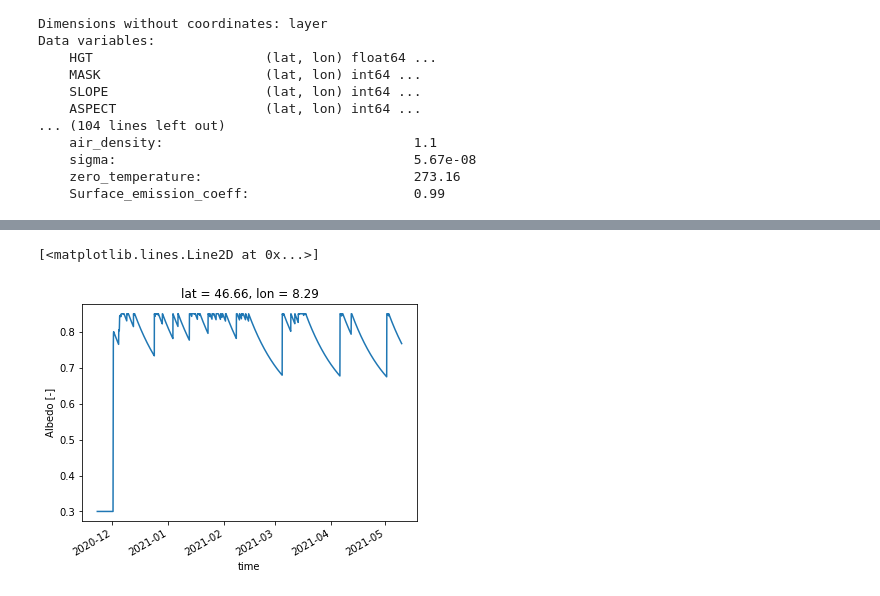
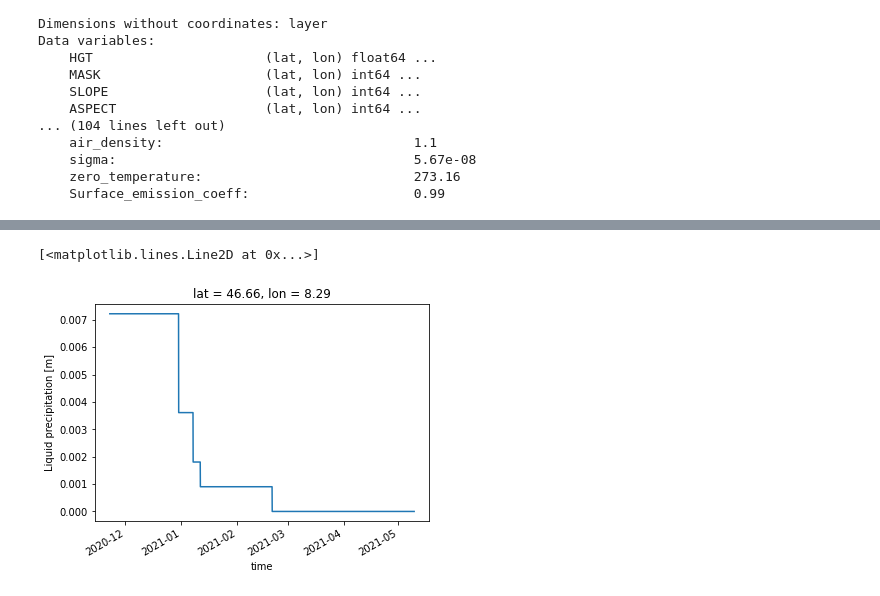
Before and after one commit to cryotools/cosipy, a Jupyter notebook: postprocessing/icestupa_plots/ds_analysis.ipynb, the cells around one changed output, grey strips where cells are left out. Saved outputs shown, nothing was run; the diff lists cells and outputs as text; code cells hidden in the pictures.

```diff
--- a/postprocessing/icestupa_plots/ds_analysis.ipynb
+++ b/postprocessing/icestupa_plots/ds_analysis.ipynb
@@ -8,7 +9,7 @@ import xarray as xr
 import argparse
 %matplotlib inline
 # %%
-ds = xr.open_dataset("../../data/output/output.nc")
+ds = xr.open_dataset("../../data/output/guttannen21.nc")
 ds
 # %% [output]
 <xarray.Dataset>
@@ -28,3 +29,5 @@ Data variables:
     sigma:                                      5.67e-08
     zero_temperature:                           273.16
     Surface_emission_coeff:                     0.99
+# %%
+ds["FMB"] = ds["DISF"] + ds["RRR"]/1000 - ds["Q"]
@@ -31,5 +44,5 @@ Data variables:
 # %%
-ds.ALBEDO.plot()
+ds.DISF.plot()
 # %% [output]
 [<matplotlib.lines.Line2D at 0x...>]
-[figure, old version]
+[figure, new version]
```
Also changed, not shown: parts of 12 cells of this notebook, 3 other files.
